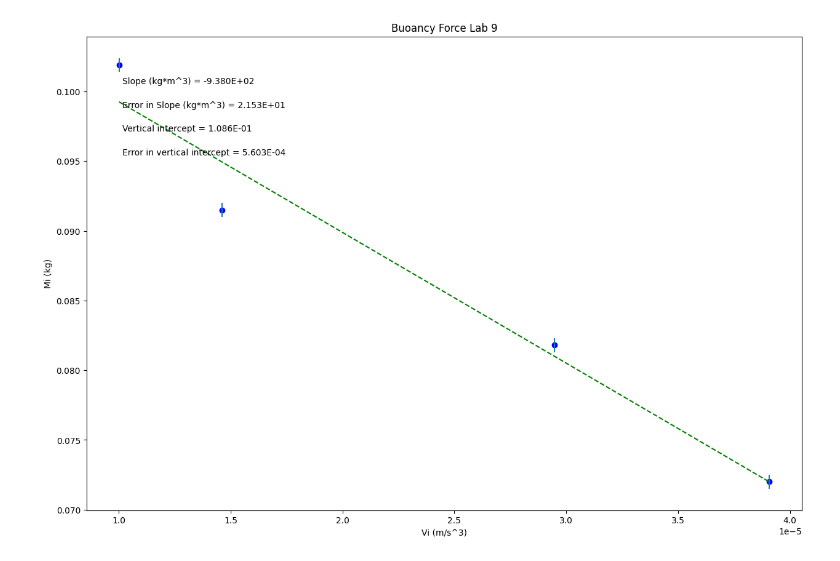
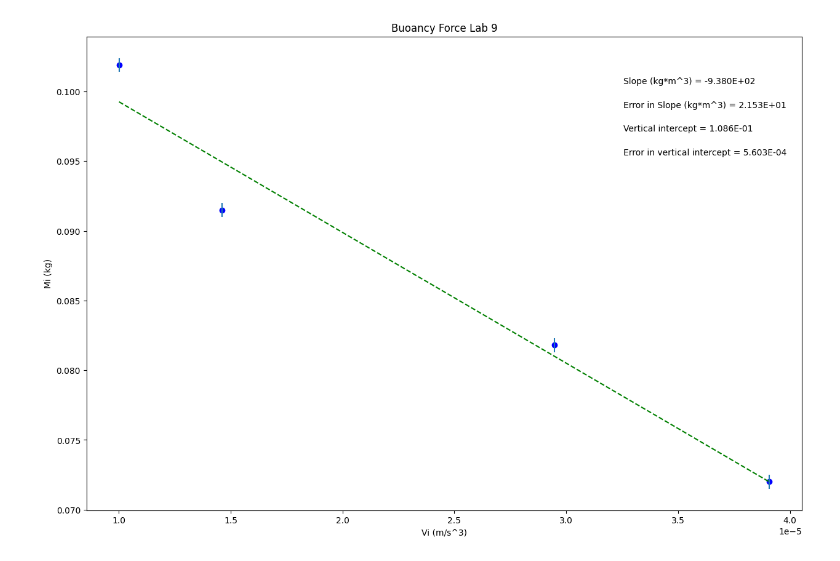
Before and after one commit to ntjson2/PHSX-LAB9, a Jupyter notebook: Physics_Lab9_v1.ipynb, the cells around one changed output. Cells and saved outputs as stored; diff of their text form; code cells hidden in the pictures.

```diff
--- a/Physics_Lab9_v1.ipynb
+++ b/Physics_Lab9_v1.ipynb
@@ -45,7 +45,7 @@ slope_units= 'kg*m^3'
 #UPDATE ANNOTATION PLACEMENT SO IT'S OUT OF WAY OF PLOTTED DATA AND BEST FIT LINE
 #integer from 1 to 4, top R corner is 1 (counter-clockwise from there)
 
-annotation_placement=2
+annotation_placement=1
 
 
 #-----------------------------------------------------------------------#
@@ -92,31 +92,31 @@ elif annotation_placement==3 or annotation_placement==4:
 #Don't need to change anything in this section!
 
 #Plot data on graph. Plot error bars and place values for slope,
 #error in slope, and vertical intercept (plus error) on the plot using "annotate"
 
 plt.figure(figsize=(15,10))
 
 plt.plot(x, fit, color='green', linestyle='--')
 plt.scatter(x, y, color='blue', marker='o')
 
 plt.xlabel(x_label)
 plt.ylabel(y_label)
 plt.title(plot_title)
 
 plt.errorbar(x, y, yerr=dy, xerr=None, fmt="none") #don't need to plot x error bars
 
 plt.annotate('Slope ({}) = {value:.{digits}E}'.format(slope_units,value=m, digits=3),
              (xpos, ypos[0]), xycoords='axes fraction')
 
 plt.annotate('Error in Slope ({}) = {value:.{digits}E}'.format(slope_units,value=dm, digits=3),
              (xpos, ypos[1]), xycoords='axes fraction')
 
 plt.annotate('Vertical intercept = {value:.{digits}E}'.format(value=b, digits=3),
              (xpos, ypos[2]), xycoords='axes fraction')
 
 plt.annotate('Error in vertical intercept = {value:.{digits}E}'.format(value=db, digits=3),
              (xpos, ypos[3]), xycoords='axes fraction')
 
 plt.show()
 # %% [output]
-[figure, old version]
+[figure, new version]
```
